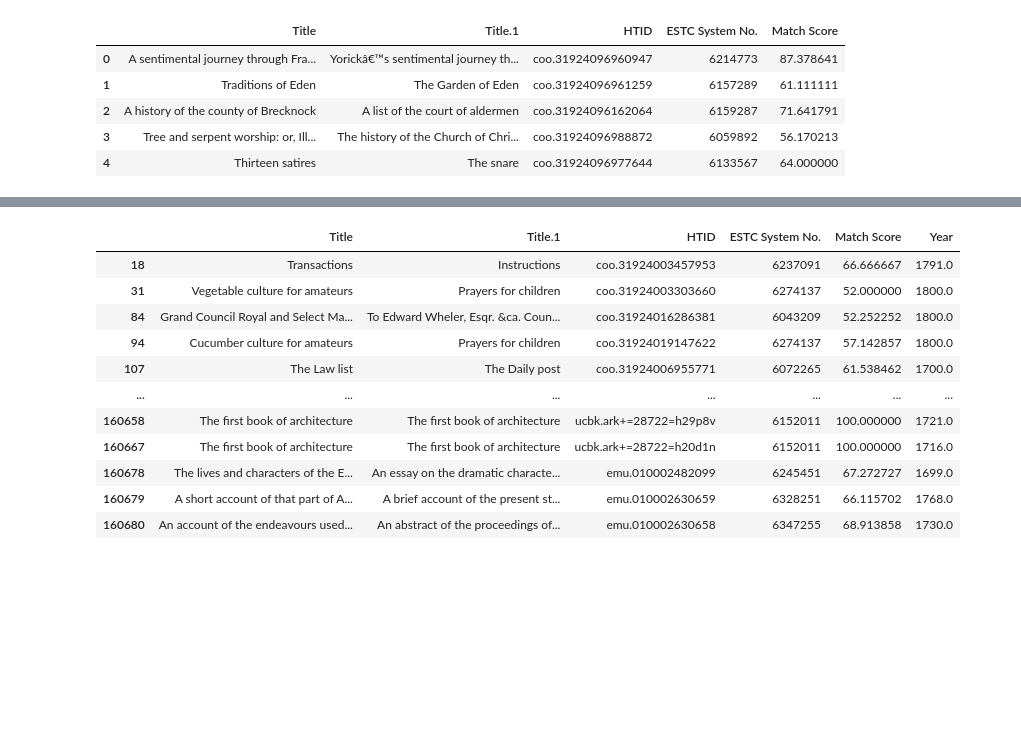
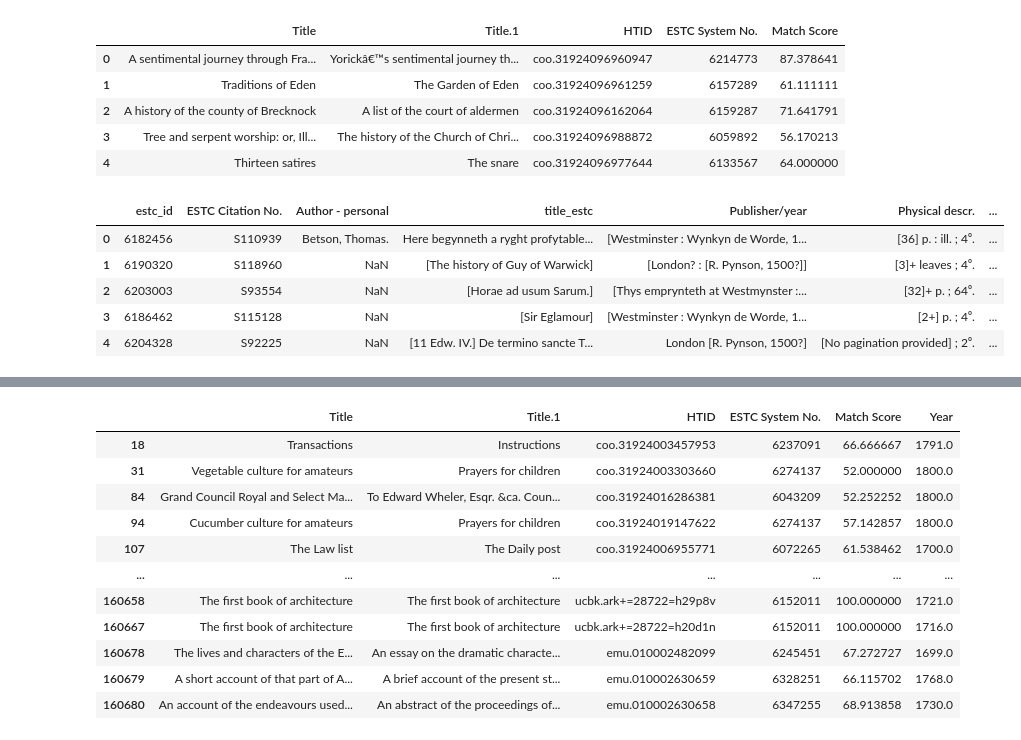
Before and after one commit to austinkennedy/Hathitrust, a Jupyter notebook: code/estc_data.ipynb, the cells around one changed output, grey strips where cells are left out. Cells and saved outputs as stored; diff of their text form; code cells hidden in the pictures; blank space fills up the shorter version.

```diff
--- a/code/estc_data.ipynb
+++ b/code/estc_data.ipynb
@@ -16,4 +18,14 @@ matched_volumes.head()
 | 2 | A history of the county of Brecknock | A list of the court of aldermen | coo.31924096162064 | 6159287 | 71.641791 |
 | 3 | Tree and serpent worship: or, Ill... | The history of the Church of Chri... | coo.31924096988872 | 6059892 | 56.170213 |
 | 4 | Thirteen satires | The snare | coo.31924096977644 | 6133567 | 64.000000 |
+# %%
+estc_data.rename(columns={'Title': 'title_estc', 'ESTC System No.': 'estc_id'}, inplace=True)
+estc_data.head()
+# %% [output]
+|  | estc_id | ESTC Citation No. | Author - personal | title_estc | Publisher/year | Physical descr. | ... |
+| 0 | 6182456 | S110939 | Betson, Thomas. | Here begynneth a ryght profytable... | [Westminster : Wynkyn de Worde, 1... | [36] p. : ill. ; 4⁰. | ... |
+| 1 | 6190320 | S118960 | NaN | [The history of Guy of Warwick] | [London? : [R. Pynson, 1500?]] | [3]+ leaves ; 4⁰. | ... |
+| 2 | 6203003 | S93554 | NaN | [Horae ad usum Sarum.] | [Thys emprynteth at Westmynster :... | [32]+ p. ; 64⁰. | ... |
+| 3 | 6186462 | S115128 | NaN | [Sir Eglamour] | [Westminster : Wynkyn de Worde, 1... | [2+] p. ; 4⁰. | ... |
+| 4 | 6204328 | S92225 | NaN | [11 Edw. IV.] De termino sancte T... | London [R. Pynson, 1500?] | [No pagination provided] ; 2⁰. | ... |
 # %%
```
Also changed, not shown: parts of 10 cells of this notebook, 2 other files.
